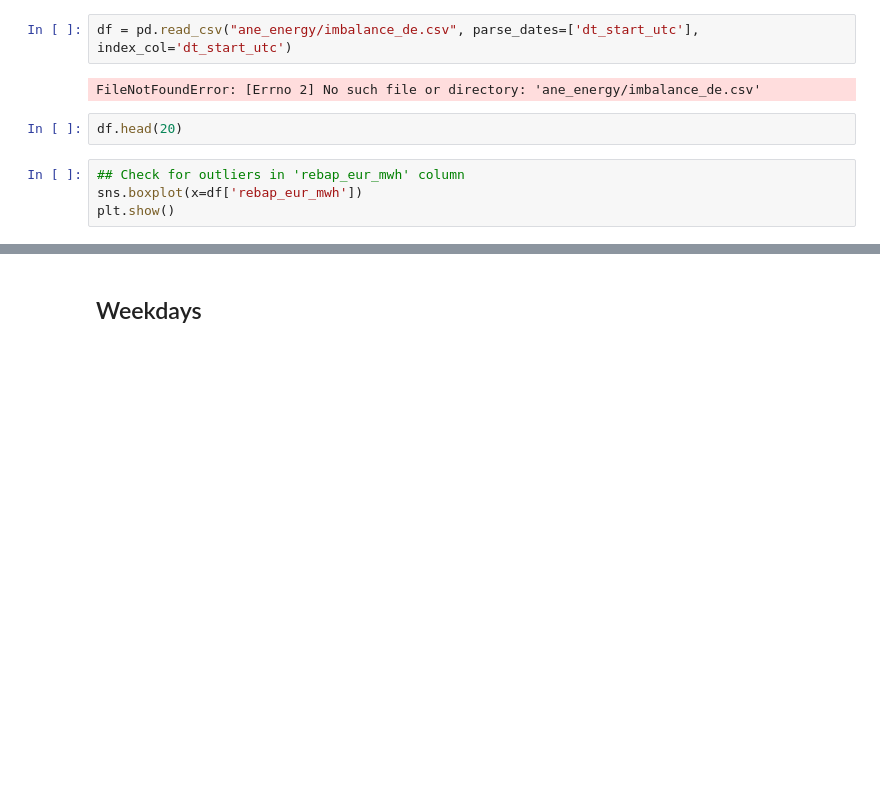
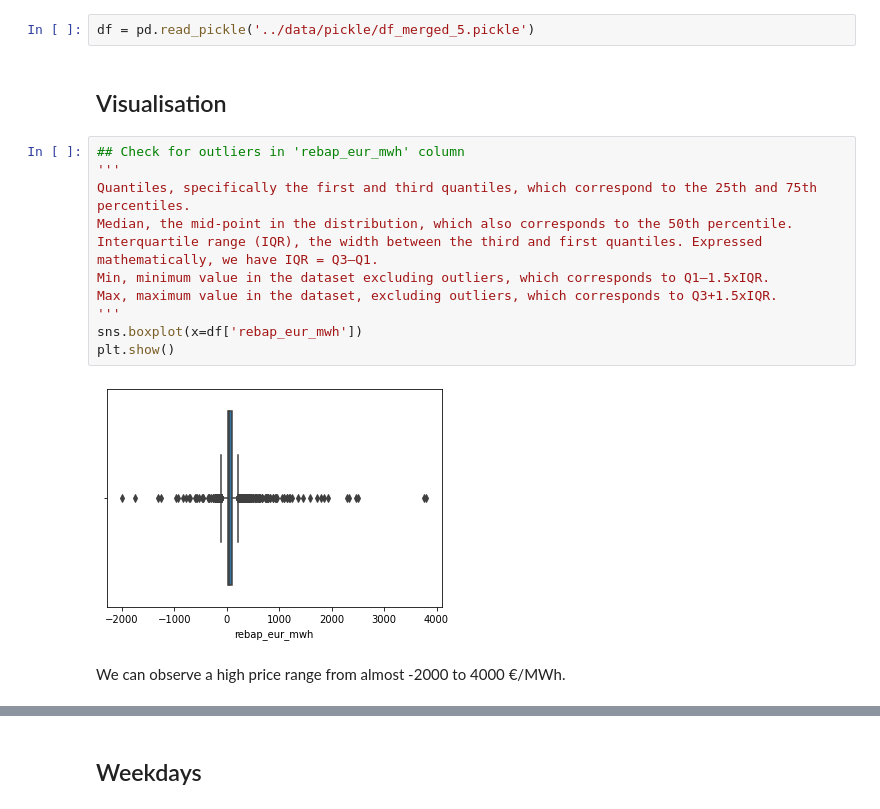
Before and after one commit to Jaoaud/Capstone_Energy, a Jupyter notebook: 2_1_EDA/Outlier.ipynb, the cells around one changed output, grey strips where cells are left out. Drawn from its saved outputs; the diff is of its cells as text; blank space fills up the shorter version.

```diff
--- a/2_1_EDA/Outlier.ipynb
+++ b/2_1_EDA/Outlier.ipynb
@@ -29,13 +24,22 @@ import plotly.graph_objects as go
 
 import warnings
 warnings.filterwarnings('ignore')
-# %%
-df = pd.read_csv("ane_energy/imbalance_de.csv", parse_dates=['dt_start_utc'], index_col='dt_start_utc')
-# %% [output]
-FileNotFoundError: [Errno 2] No such file or directory: 'ane_energy/imbalance_de.csv'
-# %%
-df.head(20)
-# %%
-## Check for outliers in 'rebap_eur_mwh' column
-sns.boxplot(x=df['rebap_eur_mwh'])
-plt.show()
+# %%
+df = pd.read_pickle('../data/pickle/df_merged_5.pickle')
+# %% [markdown]
+## Visualisation
+# %%
+## Check for outliers in 'rebap_eur_mwh' column
+'''
+Quantiles, specifically the first and third quantiles, which correspond to the 25th and 75th percentiles.
+Median, the mid-point in the distribution, which also corresponds to the 50th percentile.
+Interquartile range (IQR), the width between the third and first quantiles. Expressed mathematically, we have IQR = Q3—Q1.
+Min, minimum value in the dataset excluding outliers, which corresponds to Q1–1.5xIQR.
+Max, maximum value in the dataset, excluding outliers, which corresponds to Q3+1.5xIQR.
+'''
+sns.boxplot(x=df['rebap_eur_mwh'])
+plt.show()
+# %% [output]
+[figure, added]
+# %% [markdown]
+We can observe a high price range from almost -2000 to 4000 €/MWh.
```
Also changed, not shown: parts of 39 cells of this notebook, 1 other file.
